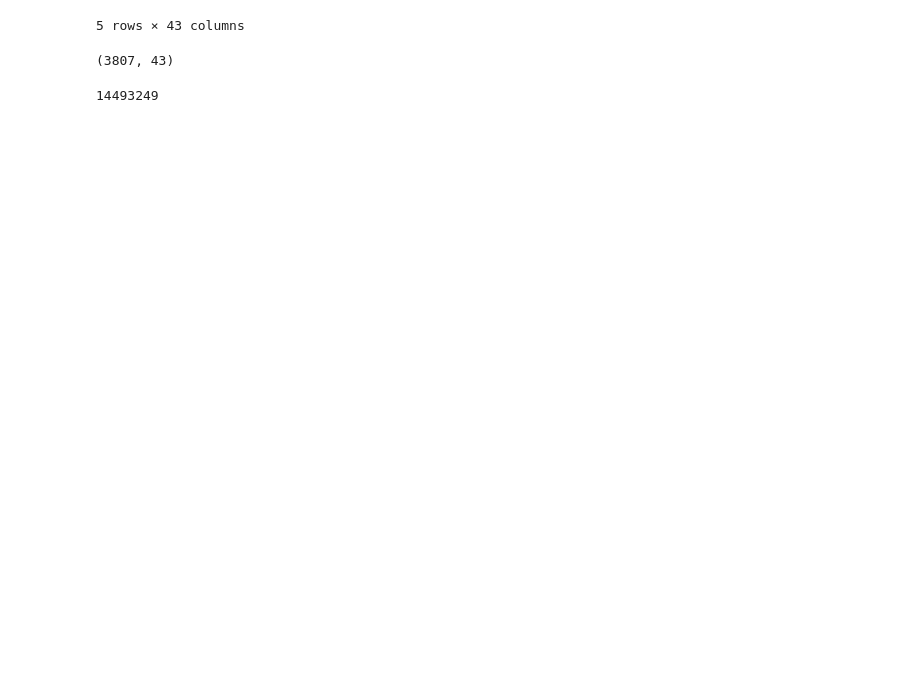
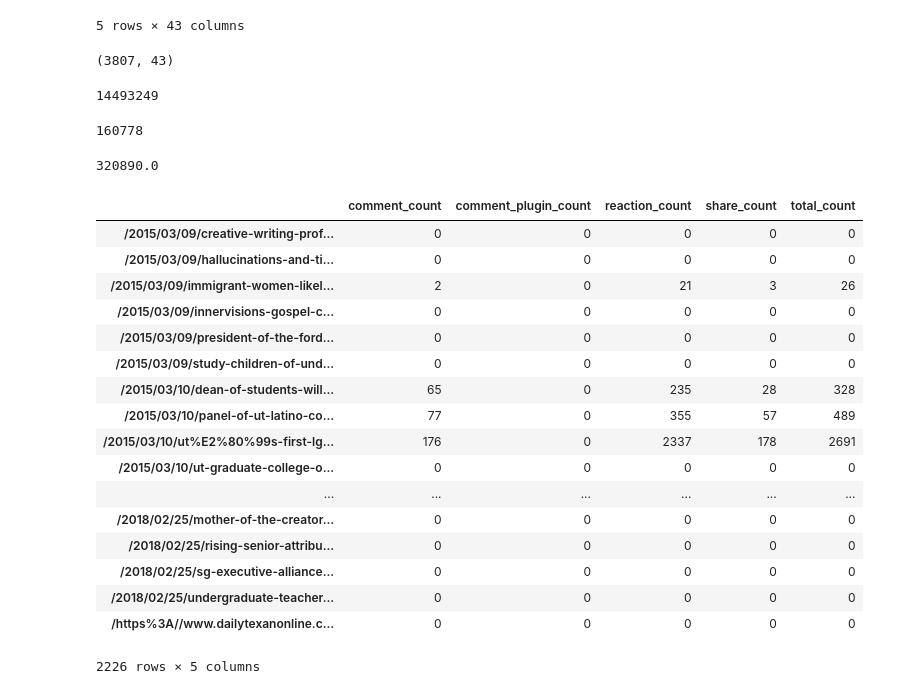
Before and after one commit to JakeTheWise/socialitics, a Jupyter notebook: HitNewsScience/Authors_by_topic.ipynb, the cells around one changed output. Drawn from its saved outputs; the diff is of its cells as text; code cells hidden in the pictures; blank space fills up the shorter version.

```diff
--- a/HitNewsScience/Authors_by_topic.ipynb
+++ b/HitNewsScience/Authors_by_topic.ipynb
@@ -30,3 +29,41 @@ df.shape
 3807 * 3807
 # %% [output]
 14493249
+# %%
+import pickle
+
+social = pickle.load(open('data/campus_social.p','rb'))
+campus = pickle.load(open('data/campus.p','rb'))
+os = pickle.load(open('data/opinion_social.p','rb'))
+o = pickle.load(open('data/opinion.p','rb'))
+us = pickle.load(open('data/university_social.p','rb'))
+u = pickle.load(open('data/university.p','rb'))
+# %%
+social.total_count.sum()
+# %% [output]
+160778
+# %%
+social.total_count.sum() + os.total_count.sum()+ us.total_count.sum()
+# %% [output]
+320890.0
+# %%
+social
+# %% [output]
+|  | comment_count | comment_plugin_count | reaction_count | share_count | total_count |
+| /2015/03/09/creative-writing-prof... | 0 | 0 | 0 | 0 | 0 |
+| /2015/03/09/hallucinations-and-ti... | 0 | 0 | 0 | 0 | 0 |
+| /2015/03/09/immigrant-women-likel... | 2 | 0 | 21 | 3 | 26 |
+| /2015/03/09/innervisions-gospel-c... | 0 | 0 | 0 | 0 | 0 |
+| /2015/03/09/president-of-the-ford... | 0 | 0 | 0 | 0 | 0 |
+| /2015/03/09/study-children-of-und... | 0 | 0 | 0 | 0 | 0 |
+| /2015/03/10/dean-of-students-will... | 65 | 0 | 235 | 28 | 328 |
+| /2015/03/10/panel-of-ut-latino-co... | 77 | 0 | 355 | 57 | 489 |
+| /2015/03/10/ut%E2%80%99s-first-lg... | 176 | 0 | 2337 | 178 | 2691 |
+| /2015/03/10/ut-graduate-college-o... | 0 | 0 | 0 | 0 | 0 |
+| ... | ... | ... | ... | ... | ... |
+| /2018/02/25/mother-of-the-creator... | 0 | 0 | 0 | 0 | 0 |
+| /2018/02/25/rising-senior-attribu... | 0 | 0 | 0 | 0 | 0 |
+| /2018/02/25/sg-executive-alliance... | 0 | 0 | 0 | 0 | 0 |
+| /2018/02/25/undergraduate-teacher... | 0 | 0 | 0 | 0 | 0 |
+| /https%3A//www.dailytexanonline.c... | 0 | 0 | 0 | 0 | 0 |
+2226 rows × 5 columns
```
Also changed, not shown: parts of 1 cell of this notebook, 1 other file.
